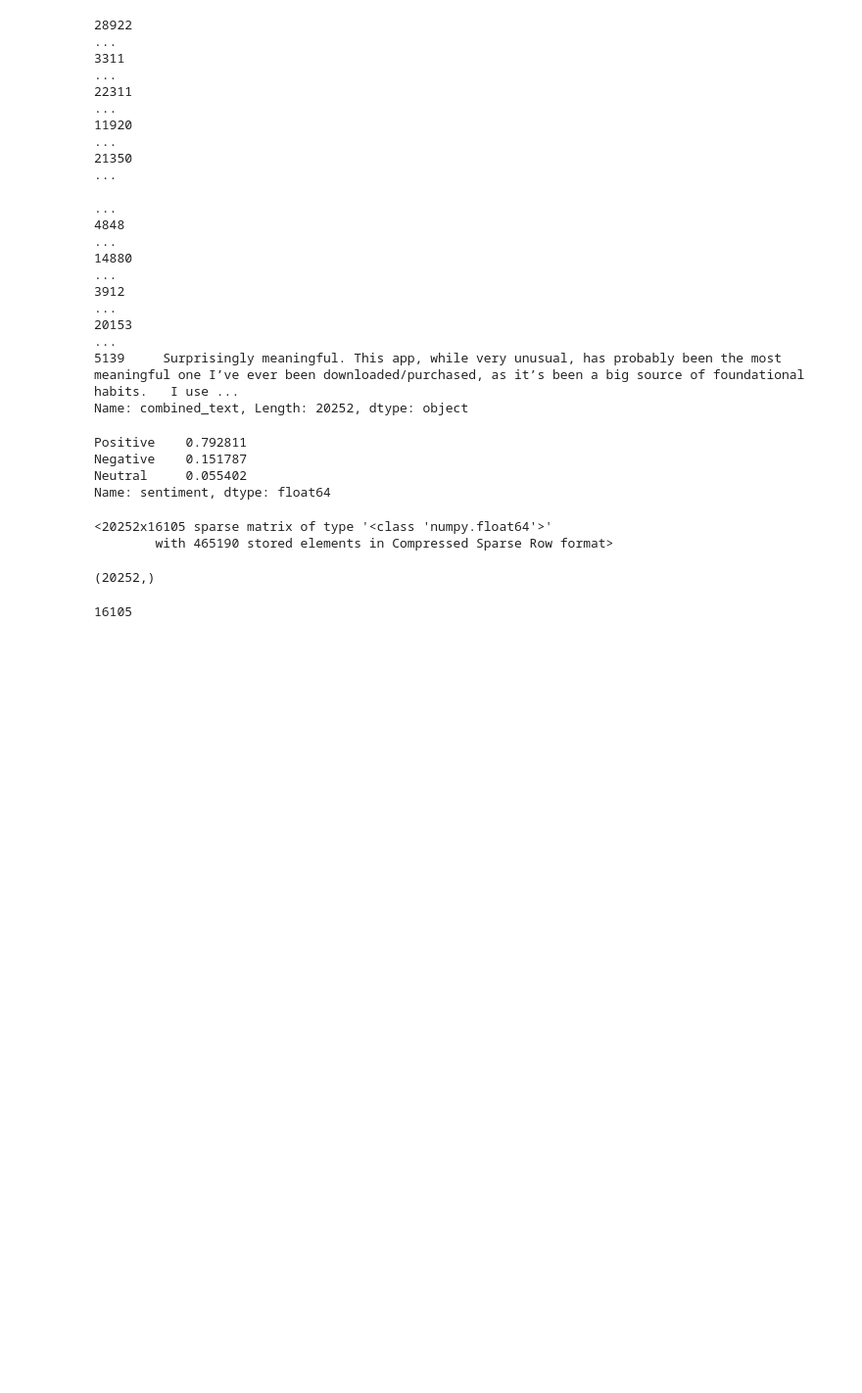
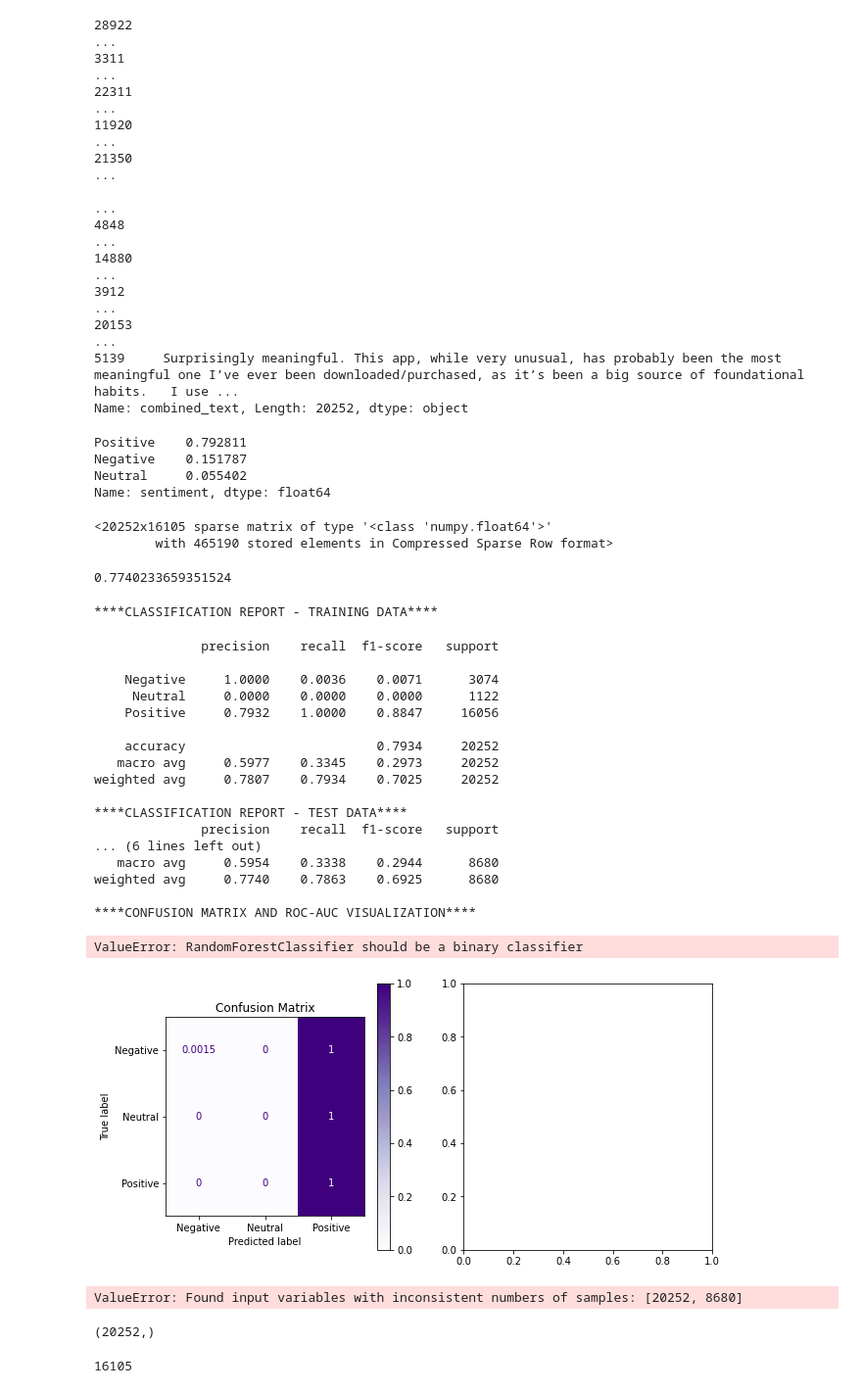
Before and after one commit to ds-leehanjin/app-reviews-nlp-sentiment-analysis, a Jupyter notebook: index_OSEMN.ipynb, the cells around one changed output. Shown at 98% size. Drawn from its saved outputs; the diff is of its cells as text; code cells hidden in the pictures; blank space fills up the shorter version.

```diff
--- a/index_OSEMN.ipynb
+++ b/index_OSEMN.ipynb
@@ -856,3 +858,14 @@ X_train_tfidf
 # %% [output]
 <20252x16105 sparse matrix of type '<class 'numpy.float64'>'
         with 465190 stored elements in Compressed Sparse Row format>
+# %%
+tfidf = TfidfVectorizer(min_df=0.05, max_df=0.95)
+X_t_vec = tfidf.fit_transform(X_train)
+X_t_vec  = pd.DataFrame.sparse.from_spmatrix(X_t_vec)
+X_t_vec.columns = sorted(tfidf.vocabulary_)
+X_t_vec.set_index(y_train.index, inplace=True)
+
+X_val_vec = tfidf.transform(X_test)
+X_val_vec  = pd.DataFrame.sparse.from_spmatrix(X_val_vec)
+X_val_vec.columns = sorted(tfidf.vocabulary_)
+X_val_vec.set_index(y_test.index, inplace=True)
@@ -858,0 +874,30 @@ X_train_tfidf
+# %%
+rf = RandomForestClassifier(n_estimators=1000, max_features=5, max_depth=5)
+rf.fit(X_t_vec, y_train)
+y_hat = rf.predict(X_val_vec)
+precision_score(y_test, y_hat, average='weighted')
+# %% [output]
+0.7740233659351524
+# %%
+evaluate_model(rf, X_t_vec, y_train, X_val_vec, y_test)
+# %% [output]
+****CLASSIFICATION REPORT - TRAINING DATA****
+              precision    recall  f1-score   support
+
+    Negative     1.0000    0.0036    0.0071      3074
+     Neutral     0.0000    0.0000    0.0000      1122
+    Positive     0.7932    1.0000    0.8847     16056
+
+    accuracy                         0.7934     20252
+   macro avg     0.5977    0.3345    0.2973     20252
+weighted avg     0.7807    0.7934    0.7025     20252
+
+****CLASSIFICATION REPORT - TEST DATA****
+              precision    recall  f1-score   support
+... (6 lines left out)
+   macro avg     0.5954    0.3338    0.2944      8680
+weighted avg     0.7740    0.7863    0.6925      8680
+
+****CONFUSION MATRIX AND ROC-AUC VISUALIZATION****
+ValueError: RandomForestClassifier should be a binary classifier
+[figure, added]
@@ -859,3 +955,7 @@ X_train_tfidf
+# %%
+multiclass_eval(y_test, y_hat, X_t_vec, X_val_vec, rf, n_class=3)
+# %% [output]
+ValueError: Found input variables with inconsistent numbers of samples: [20252, 8680]
 # %%
 ## Compare the shape of X_train to X_train_tfidf
 
```
Also changed, not shown: parts of 8 cells of this notebook, 25 other files.
